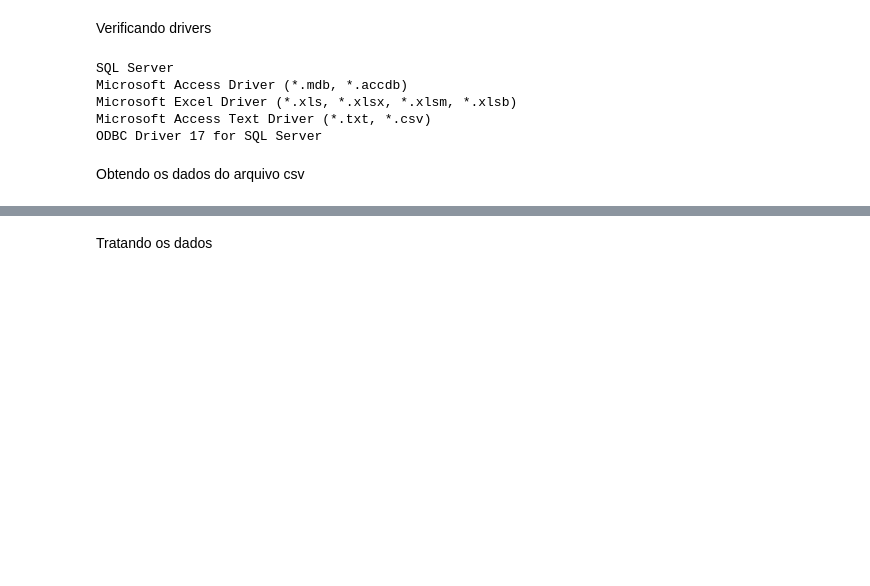
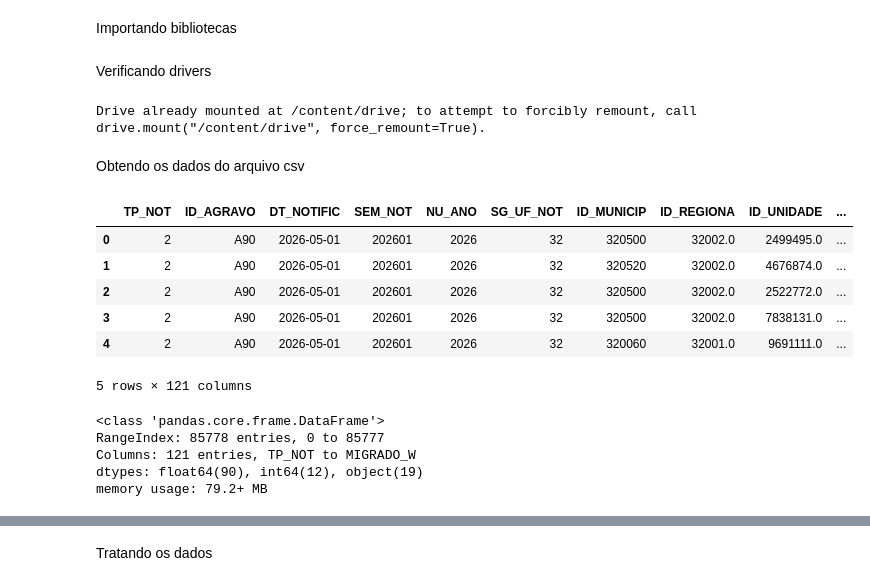
Before and after one commit to fernando-rgomes/dengue-etl-dashboard, a Jupyter notebook: notebooks/etl_dengue.ipynb, the cells around one changed output, grey strips where cells are left out. Cells and saved outputs as stored; diff of their text form; code cells hidden in the pictures; blank space fills up the shorter version.

```diff
--- a/notebooks/etl_dengue.ipynb
+++ b/notebooks/etl_dengue.ipynb
@@ -0,0 +1,2 @@
+# %% [markdown]
+Importando bibliotecas
@@ -1,11 +6,28 @@
 # %% [markdown]
 Verificando drivers
 # %%
+from google.colab import drive
+drive.mount('/content/drive')
 # %% [output]
-SQL Server
-Microsoft Access Driver (*.mdb, *.accdb)
-Microsoft Excel Driver (*.xls, *.xlsx, *.xlsm, *.xlsb)
-Microsoft Access Text Driver (*.txt, *.csv)
-ODBC Driver 17 for SQL Server
+Drive already mounted at /content/drive; to attempt to forcibly remount, call drive.mount("/content/drive", force_remount=True).
 # %% [markdown]
 Obtendo os dados do arquivo csv
+# %%
+df = pd.read_csv("/content/drive/MyDrive/dados_dengue_bruto.csv", sep=",", encoding="latin1")
+df.head()
+# %% [output]
+|  | TP_NOT | ID_AGRAVO | DT_NOTIFIC | SEM_NOT | NU_ANO | SG_UF_NOT | ID_MUNICIP | ID_REGIONA | ID_UNIDADE | ... |
+| 0 | 2 | A90 | 2026-05-01 | 202601 | 2026 | 32 | 320500 | 32002.0 | 2499495.0 | ... |
+| 1 | 2 | A90 | 2026-05-01 | 202601 | 2026 | 32 | 320520 | 32002.0 | 4676874.0 | ... |
+| 2 | 2 | A90 | 2026-05-01 | 202601 | 2026 | 32 | 320500 | 32002.0 | 2522772.0 | ... |
+| 3 | 2 | A90 | 2026-05-01 | 202601 | 2026 | 32 | 320500 | 32002.0 | 7838131.0 | ... |
+| 4 | 2 | A90 | 2026-05-01 | 202601 | 2026 | 32 | 320060 | 32001.0 | 9691111.0 | ... |
+5 rows × 121 columns
+# %%
+df.info()
+# %% [output]
+<class 'pandas.core.frame.DataFrame'>
+RangeIndex: 85778 entries, 0 to 85777
+Columns: 121 entries, TP_NOT to MIGRADO_W
+dtypes: float64(90), int64(12), object(19)
+memory usage: 79.2+ MB
```
Also changed, not shown: parts of 80 cells of this notebook.
